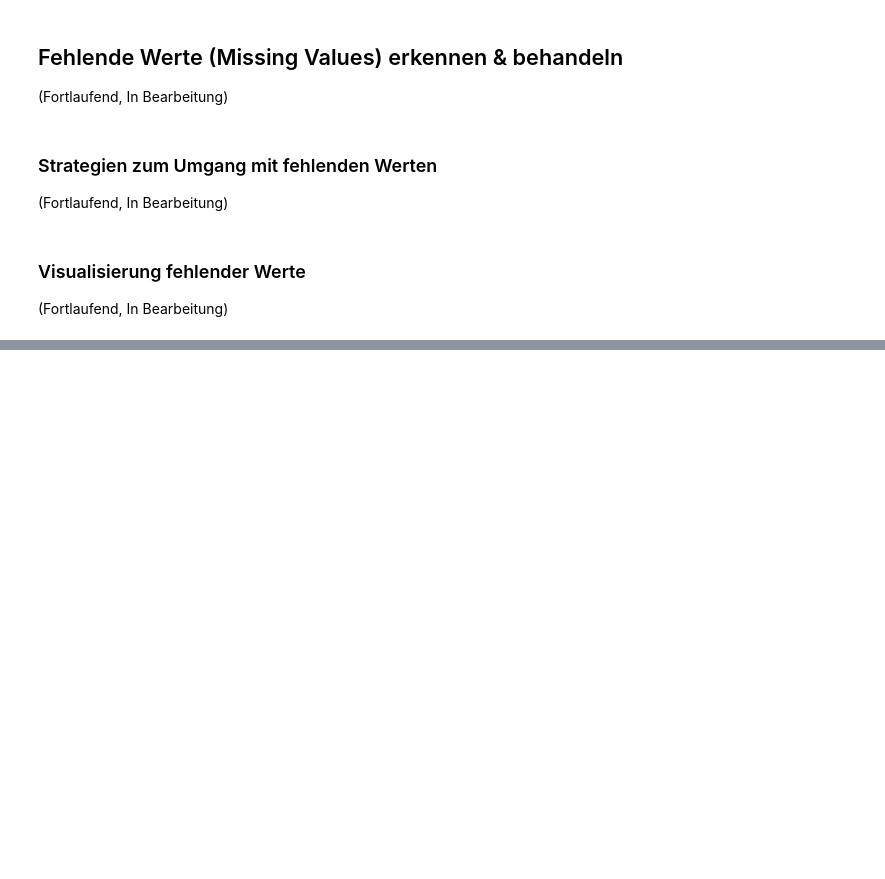
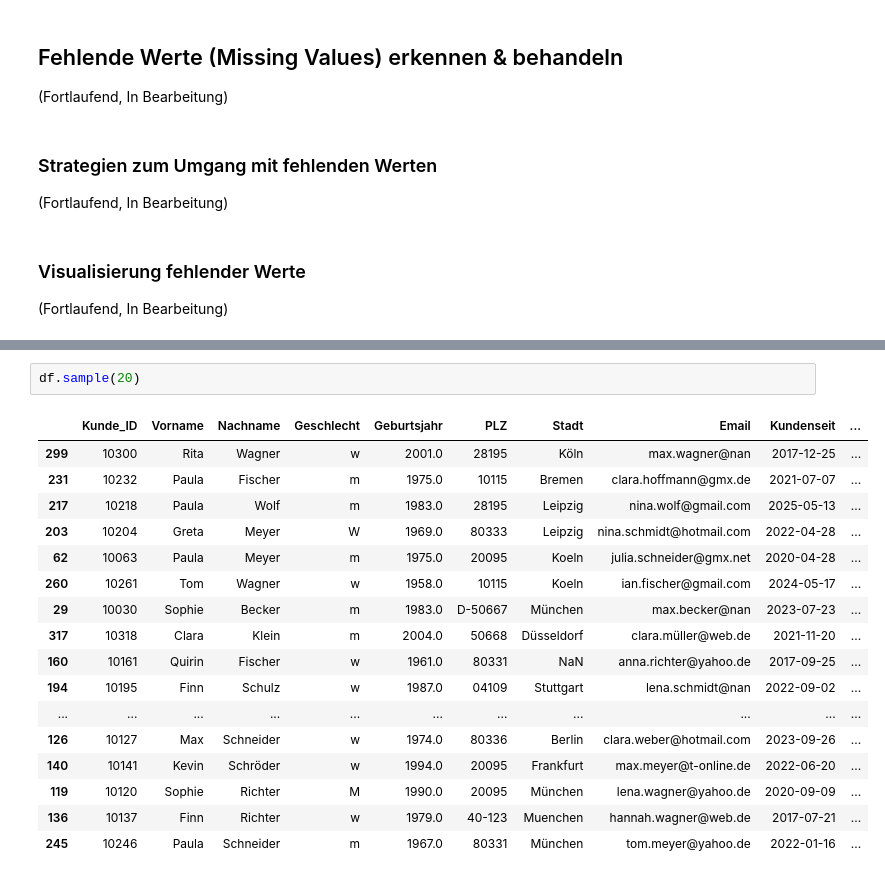
Before and after one commit to EikeSuemper/Meine-Lernreise-Aktuariat-QuantFinance, a Jupyter notebook: 01_Grundlagen/Python/Datenbereinigung.ipynb, the cells around one changed output, grey strips where cells are left out. Saved outputs shown, nothing was run; the diff lists cells and outputs as text; blank space fills up the shorter version.

Commit message:
Add files via upload
Weitere Inhalte hinzugefügt, unter anderem das Entfernen von Sonderzeichen, sowie das Abändern von Groß- und Kleinschreibung.

```diff
--- a/01_Grundlagen/Python/Datenbereinigung.ipynb
+++ b/01_Grundlagen/Python/Datenbereinigung.ipynb
@@ -148,0 +191,20 @@ display(cat_summary)
+# %%
+df.sample(20)
+# %% [output]
+|  | Kunde_ID | Vorname | Nachname | Geschlecht | Geburtsjahr | PLZ | Stadt | Email | Kundenseit | ... |
+| 299 | 10300 | Rita | Wagner | w | 2001.0 | 28195 | Köln | max.wagner@nan | 2017-12-25 | ... |
+| 231 | 10232 | Paula | Fischer | m | 1975.0 | 10115 | Bremen | clara.hoffmann@gmx.de | 2021-07-07 | ... |
+| 217 | 10218 | Paula | Wolf | m | 1983.0 | 28195 | Leipzig | nina.wolf@gmail.com | 2025-05-13 | ... |
+| 203 | 10204 | Greta | Meyer | W | 1969.0 | 80333 | Leipzig | nina.schmidt@hotmail.com | 2022-04-28 | ... |
+| 62 | 10063 | Paula | Meyer | m | 1975.0 | 20095 | Koeln | julia.schneider@gmx.net | 2020-04-28 | ... |
+| 260 | 10261 | Tom | Wagner | w | 1958.0 | 10115 | Koeln | ian.fischer@gmail.com | 2024-05-17 | ... |
+| 29 | 10030 | Sophie | Becker | m | 1983.0 | D-50667 | München | max.becker@nan | 2023-07-23 | ... |
+| 317 | 10318 | Clara | Klein | m | 2004.0 | 50668 | Düsseldorf | clara.müller@web.de | 2021-11-20 | ... |
+| 160 | 10161 | Quirin | Fischer | w | 1961.0 | 80331 | NaN | anna.richter@yahoo.de | 2017-09-25 | ... |
+| 194 | 10195 | Finn | Schulz | w | 1987.0 | 04109 | Stuttgart | lena.schmidt@nan | 2022-09-02 | ... |
+| ... | ... | ... | ... | ... | ... | ... | ... | ... | ... | ... |
+| 126 | 10127 | Max | Schneider | w | 1974.0 | 80336 | Berlin | clara.weber@hotmail.com | 2023-09-26 | ... |
+| 140 | 10141 | Kevin | Schröder | w | 1994.0 | 20095 | Frankfurt | max.meyer@t-online.de | 2022-06-20 | ... |
+| 119 | 10120 | Sophie | Richter | M | 1990.0 | 20095 | München | lena.wagner@yahoo.de | 2020-09-09 | ... |
+| 136 | 10137 | Finn | Richter | w | 1979.0 | 40-123 | Muenchen | hannah.wagner@web.de | 2017-07-21 | ... |
+| 245 | 10246 | Paula | Schneider | m | 1967.0 | 80331 | München | tom.meyer@yahoo.de | 2022-01-16 | ... |
```
Also changed, not shown: parts of 12 cells of this notebook.
